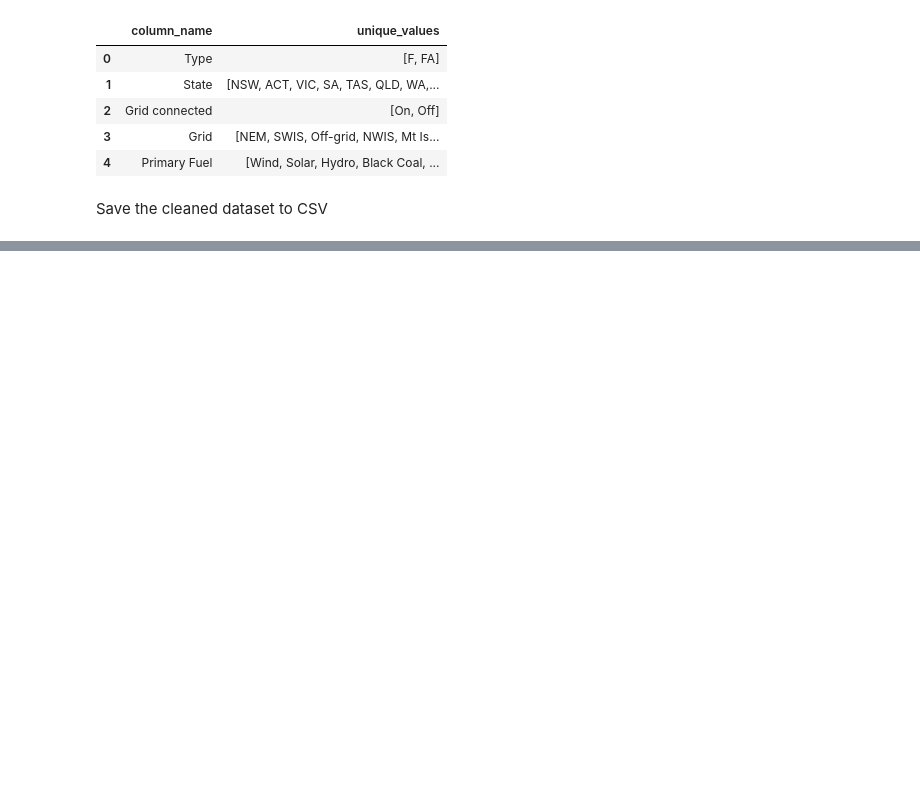
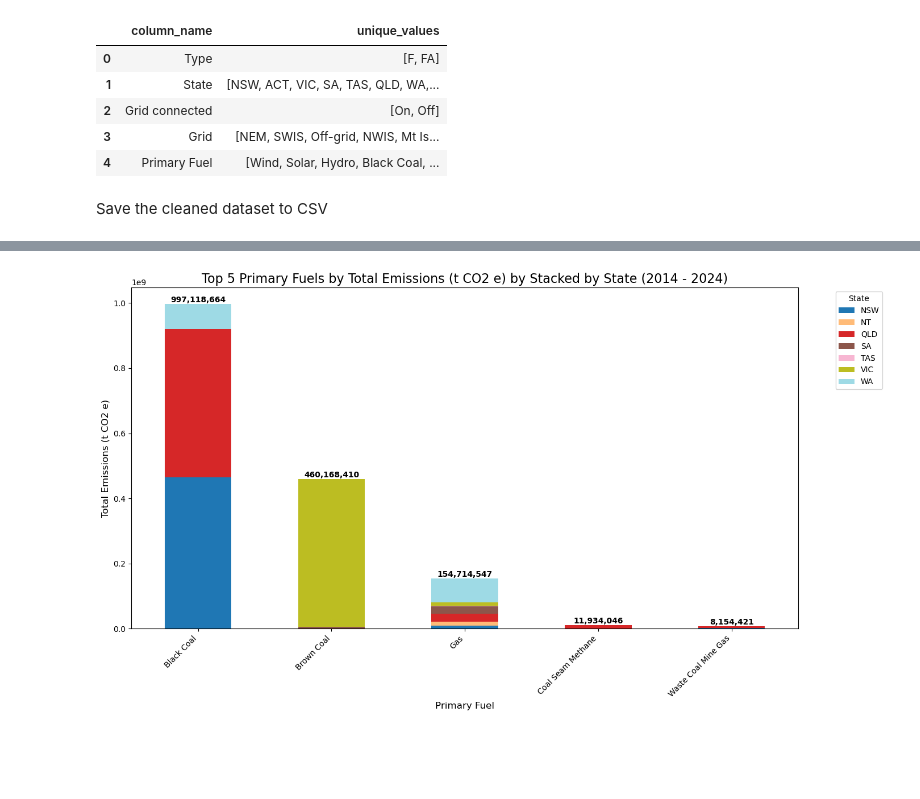
Before and after one commit to renggafirmandika/data_engineering, a Jupyter notebook: Assignment_1.ipynb, the cells around one changed output, grey strips where cells are left out. Saved outputs shown, nothing was run; the diff lists cells and outputs as text; code cells hidden in the pictures; blank space fills up the shorter version.

```diff
--- a/Assignment_1.ipynb
+++ b/Assignment_1.ipynb
@@ -975,3 +996,50 @@ Saved: DATA\CLEANED\NGER_DATA.csv
+# %%
+# Calculate total emissions per Primary Fuel and get top 5
+fuel_totals = (
+    nger_10years_cleaned4
+    .groupby('Primary Fuel')['Total Emissions t CO2 e']
+    .sum()
+    .sort_values(ascending=False)
+    .head(5)
+)
+
+# Filter dataset only for the top 5 fuels
+top5_fuels = nger_10years_cleaned4[nger_10years_cleaned4['Primary Fuel'].isin(fuel_totals.index)]
+
+# Pivot for stacked bar
+pivot_data = (
+    top5_fuels
+    .groupby(['Primary Fuel', 'State'])['Total Emissions t CO2 e']
+    .sum()
+    .unstack(fill_value=0)
+)
+
+# Reorder rows according to total emissions (highest to lowest)
+pivot_data = pivot_data.reindex(fuel_totals.index)
+
+# Plot stacked bar chart
+ax = pivot_data.plot(
+    kind='bar',
+    stacked=True,
+    figsize=(14, 8),
+    colormap='tab20'
+)
+
+# Add total value labels above each bar
+for i, total in enumerate(fuel_totals.values):
+    ax.text(i, total, f"{total:,.0f}", ha='center', va='bottom', fontsize=10, fontweight='bold')
+
+# Title
+plt.title("Top 5 Primary Fuels by Total Emissions (t CO2 e) by Stacked by State (2014 - 2024)", fontsize=16)
+plt.xlabel("Primary Fuel", fontsize=12)
+plt.ylabel("Total Emissions (t CO2 e)", fontsize=12)
+plt.xticks(rotation=45, ha='right')
+plt.legend(title='State', bbox_to_anchor=(1.05, 1), loc='upper left')
+
+plt.tight_layout()
+plt.show()
+# %% [output]
+[figure, added]
 # %% [markdown]
 #### <b> <span style="color:white">b. CER Data</span></b>
 # %% [markdown]
```
Also changed, not shown: parts of 30 cells of this notebook.
